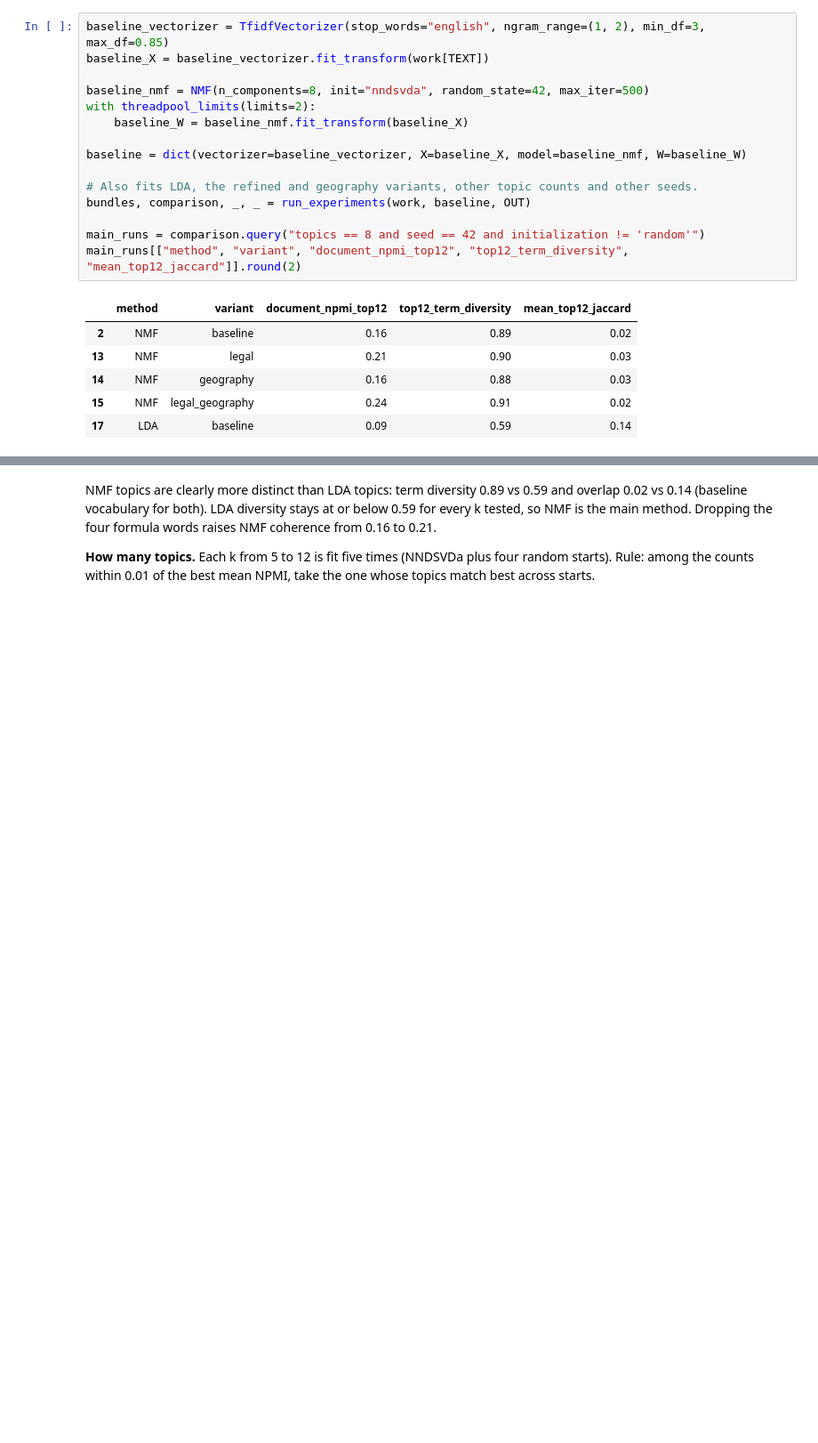
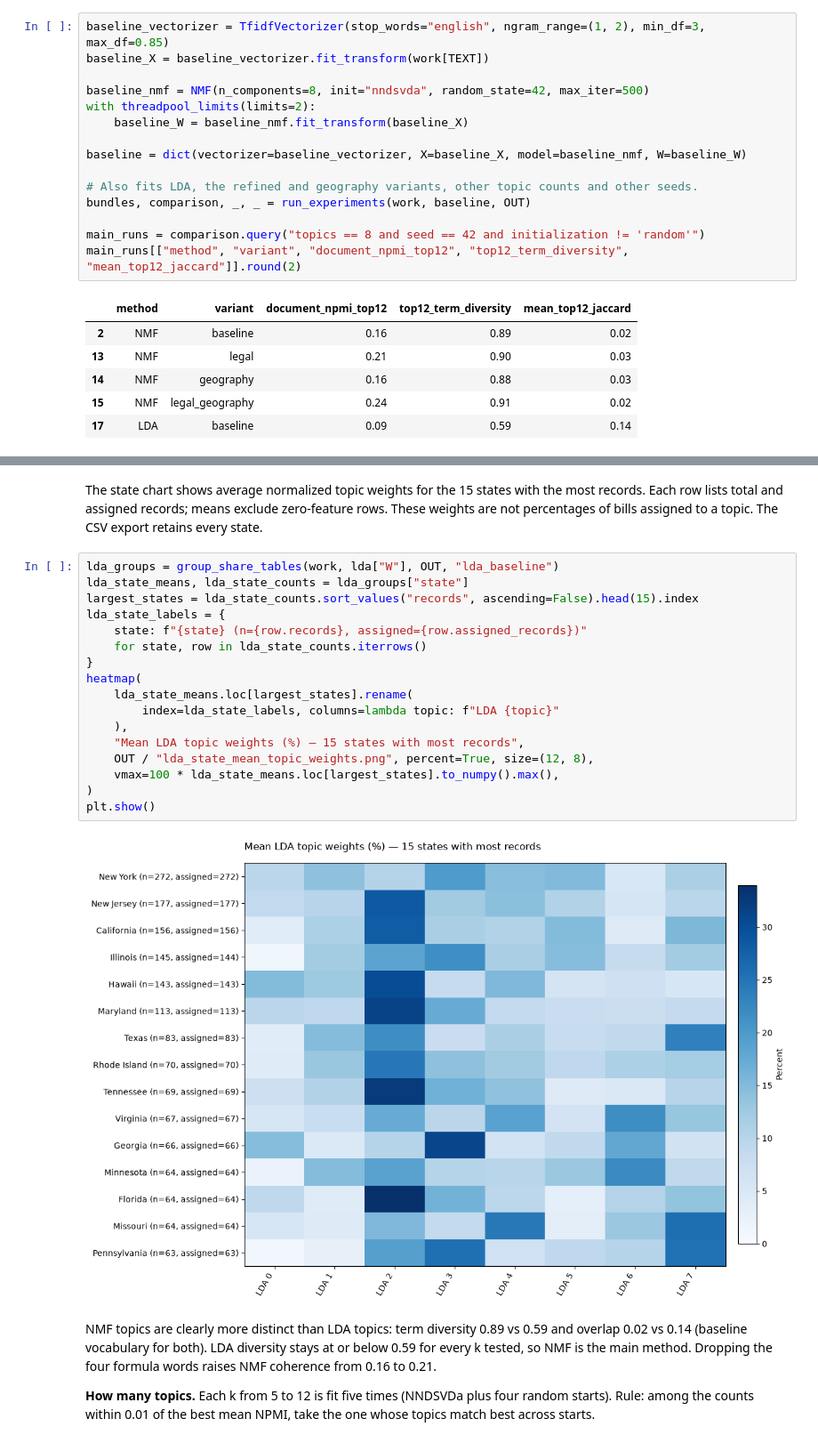
Before and after one commit to dhMontes/siads696-state-of-ai, a Jupyter notebook: notebooks/03_topic_analysis.ipynb, the cells around one changed output, grey strips where cells are left out. Shown at 89% size. Cells and saved outputs as stored; diff of their text form; blank space fills up the shorter version.

```diff
--- a/notebooks/03_topic_analysis.ipynb
+++ b/notebooks/03_topic_analysis.ipynb
@@ -165,3 +186,27 @@ main_runs[["method", "variant", "document_npmi_top12", "top12_term_diversity", "
+# %% [markdown]
+The state chart shows average normalized topic weights for the 15 states with
+the most records. Each row lists total and assigned records; means exclude
+zero-feature rows. These weights are not percentages of bills assigned to a
+topic. The CSV export retains every state.
+# %%
+lda_groups = group_share_tables(work, lda["W"], OUT, "lda_baseline")
+lda_state_means, lda_state_counts = lda_groups["state"]
+largest_states = lda_state_counts.sort_values("records", ascending=False).head(15).index
+lda_state_labels = {
+    state: f"{state} (n={row.records}, assigned={row.assigned_records})"
+    for state, row in lda_state_counts.iterrows()
+}
+heatmap(
+    lda_state_means.loc[largest_states].rename(
+        index=lda_state_labels, columns=lambda topic: f"LDA {topic}"
+    ),
+    "Mean LDA topic weights (%) — 15 states with most records",
+    OUT / "lda_state_mean_topic_weights.png", percent=True, size=(12, 8),
+    vmax=100 * lda_state_means.loc[largest_states].to_numpy().max(),
+)
+plt.show()
+# %% [output]
+[figure, added]
 # %% [markdown]
 NMF topics are clearly more distinct than LDA topics: term diversity 0.89 vs 0.59 and overlap 0.02 vs 0.14 (baseline vocabulary for both). LDA diversity stays at or below 0.59 for every k tested, so NMF is the main method. Dropping the four formula words raises NMF coherence from 0.16 to 0.21.
 
```
Also changed, not shown: parts of 8 cells of this notebook, 4 other files.
